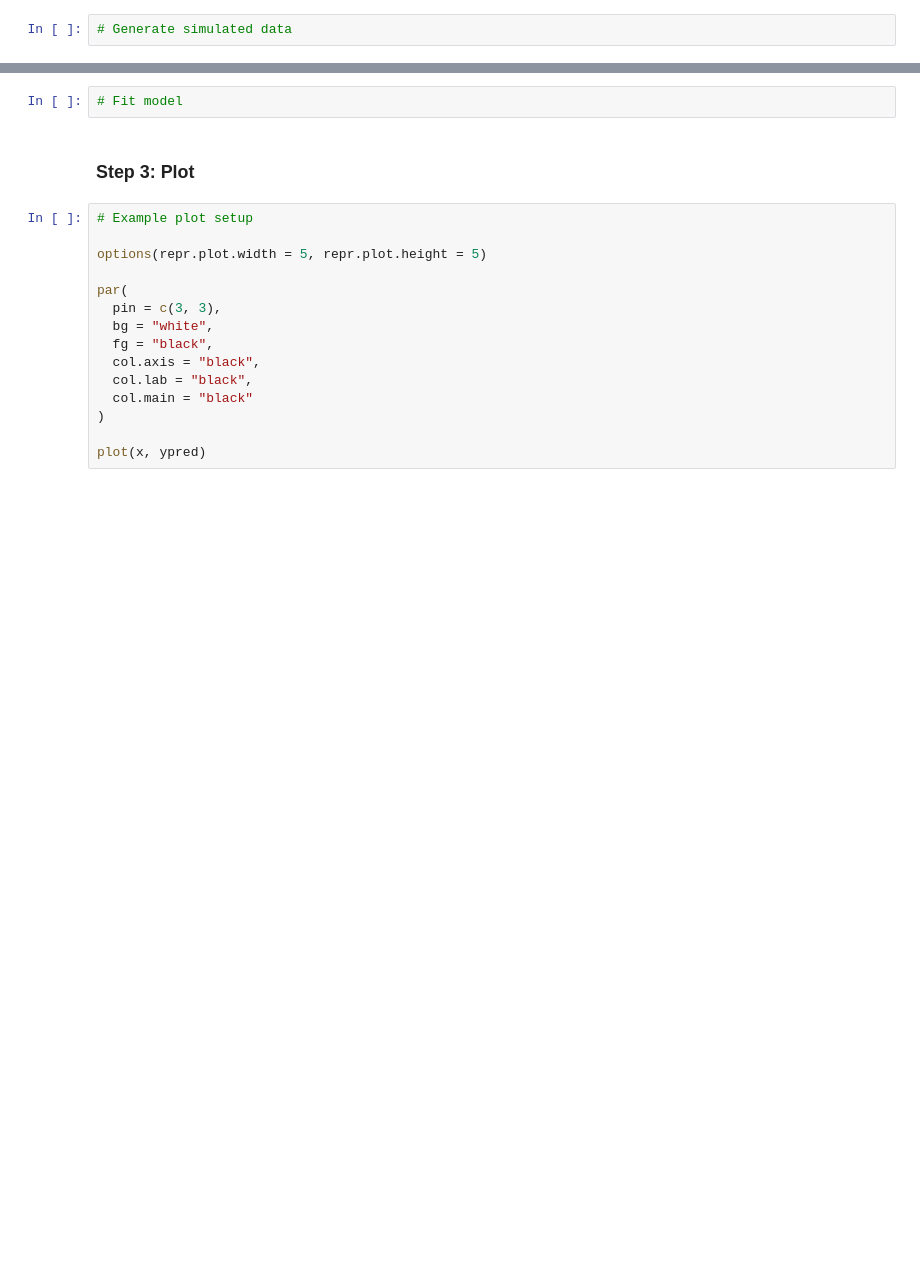
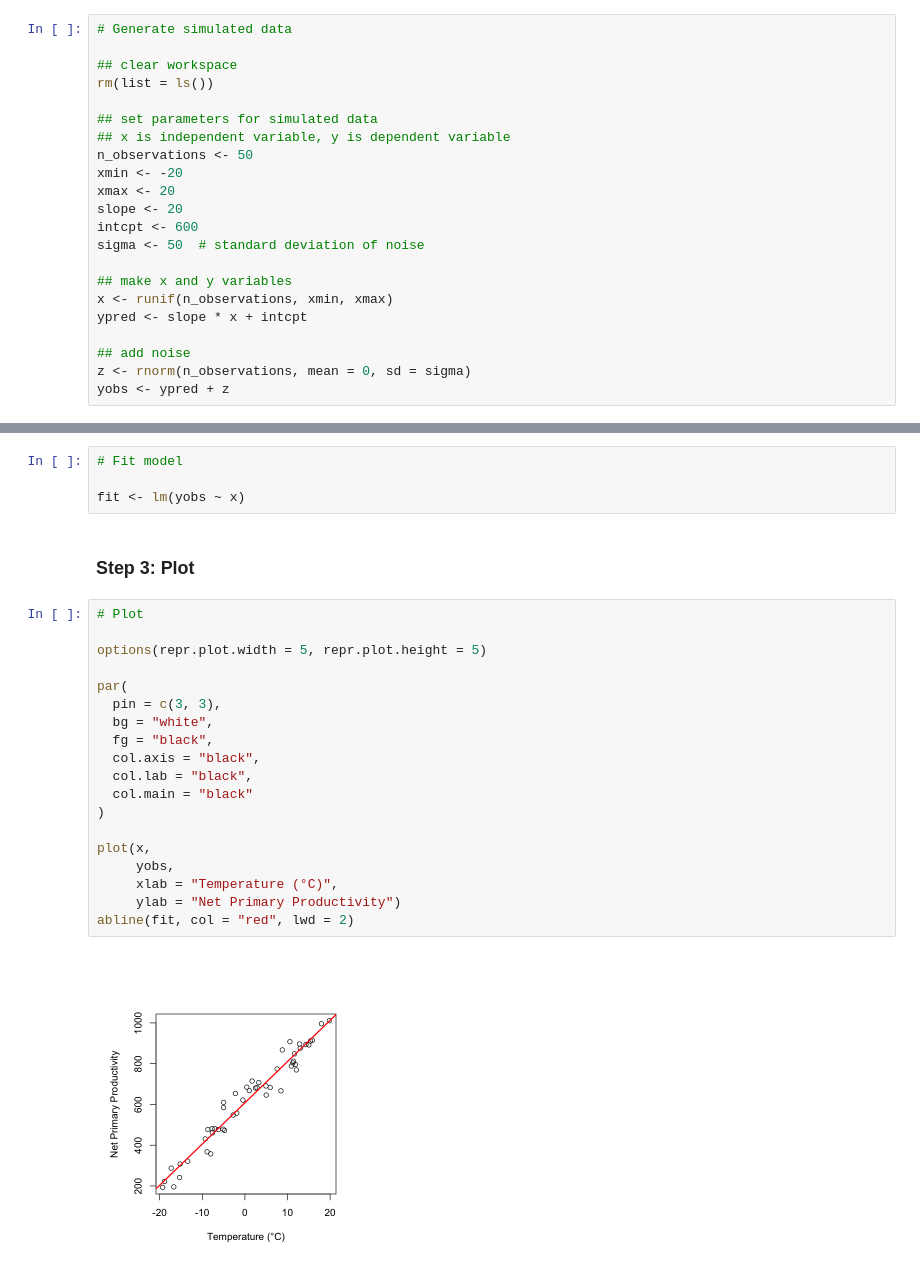
Before and after one commit to analyticalworkflows/TeachingMaterials, a Jupyter notebook: classes/CodingBestPractices/code/coding_demo_2.ipynb, the cells around one changed output, grey strips where cells are left out. Cells and saved outputs as stored; diff of their text form; blank space fills up the shorter version.

```diff
--- a/classes/CodingBestPractices/code/coding_demo_2.ipynb
+++ b/classes/CodingBestPractices/code/coding_demo_2.ipynb
@@ -45,5 +47,25 @@ As we go we will use the following checklist:
 I will loosely approximate the data shown in [Alexandrov, G.A. and Matsunaga, T., 2008. Normative productivity of the global vegetation. Carbon Balance and Management, 3(1), p.8.](https://link.springer.com/article/10.1186/1750-0680-3-8).
 # %%
 # Generate simulated data
+
+## clear workspace
+rm(list = ls())
+
+## set parameters for simulated data
+## x is independent variable, y is dependent variable
+n_observations <- 50
+xmin <- -20
+xmax <- 20
+slope <- 20
+intcpt <- 600
+sigma <- 50  # standard deviation of noise
+
+## make x and y variables
+x <- runif(n_observations, xmin, xmax)
+ypred <- slope * x + intcpt
+
+## add noise
+z <- rnorm(n_observations, mean = 0, sd = sigma)
+yobs <- ypred + z
 # %% [markdown]
 ### Step 2: Fit model
@@ -52,19 +72,27 @@ I'll use linear regression via a Generalized Linear Model (GLM).
 # %%
 # Fit model
+
+fit <- lm(yobs ~ x)
 # %% [markdown]
 ### Step 3: Plot
 # %%
-# Example plot setup
+# Plot
 
 options(repr.plot.width = 5, repr.plot.height = 5)
 
 par(
   pin = c(3, 3),
   bg = "white",
   fg = "black",
   col.axis = "black",
   col.lab = "black",
   col.main = "black"
 )
 
-plot(x, ypred)
+plot(x,
+     yobs,
+     xlab = "Temperature (°C)",
+     ylab = "Net Primary Productivity")
+abline(fit, col = "red", lwd = 2)
+# %% [output]
+[figure, added]
```
Also changed, not shown: parts of 2 cells of this notebook, 2 other files.
